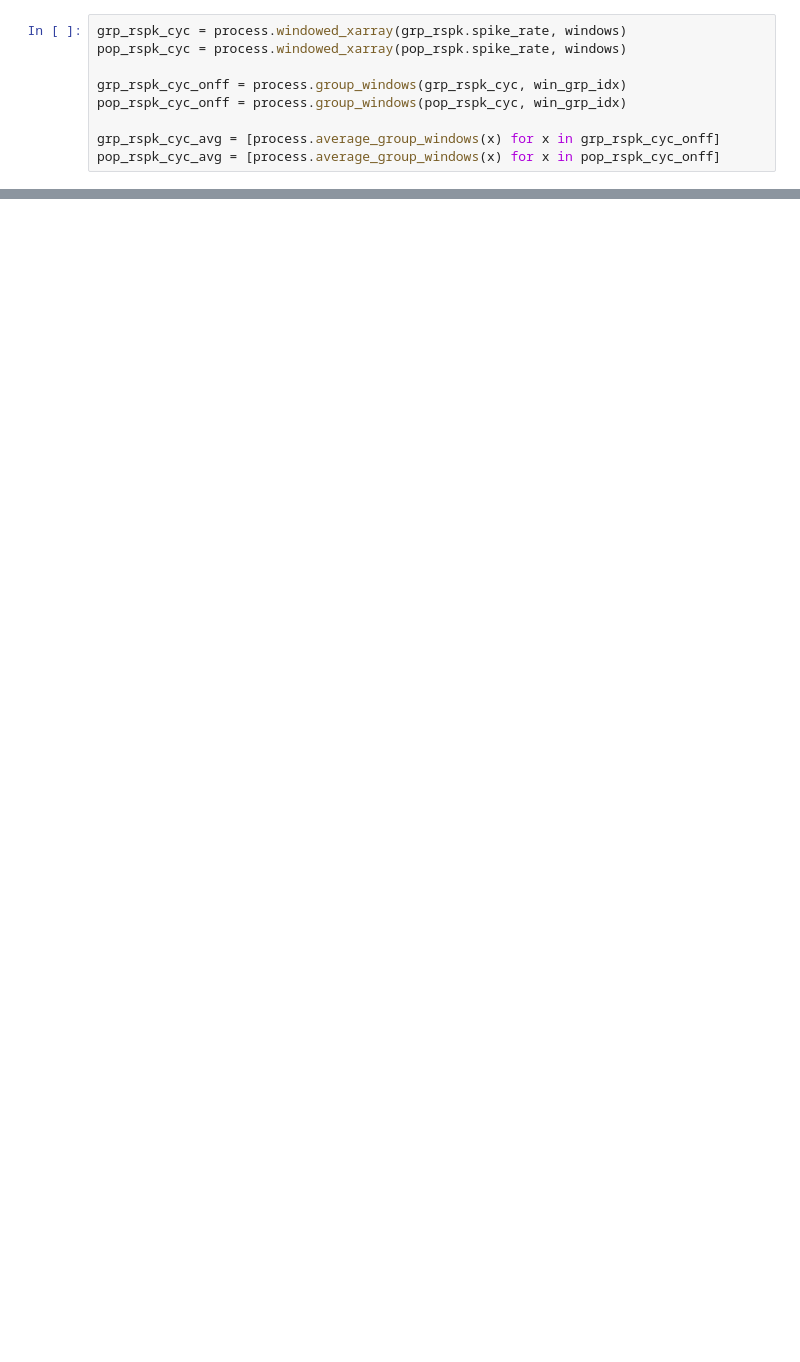
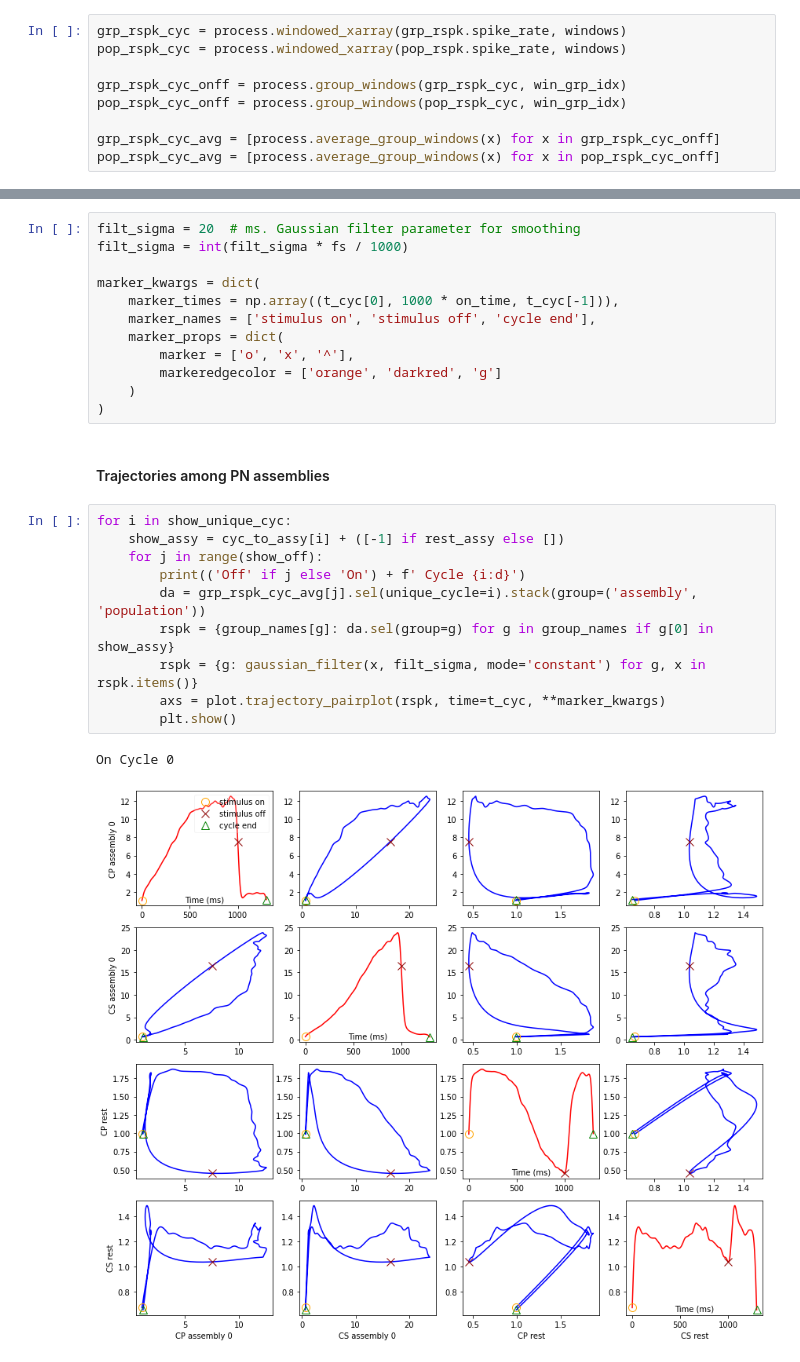
Before and after one commit to chenziao/M1ten_thousand, a Jupyter notebook: Analysis/Analyze_Population.ipynb, the cells around one changed output, grey strips where cells are left out. Saved outputs shown, nothing was run; the diff lists cells and outputs as text; blank space fills up the shorter version.

```diff
--- a/Analysis/Analyze_Population.ipynb
+++ b/Analysis/Analyze_Population.ipynb
@@ -163,0 +168,27 @@ plt.show()
+# %%
+filt_sigma = 20  # ms. Gaussian filter parameter for smoothing
+filt_sigma = int(filt_sigma * fs / 1000)
+
+marker_kwargs = dict(
+    marker_times = np.array((t_cyc[0], 1000 * on_time, t_cyc[-1])),
+    marker_names = ['stimulus on', 'stimulus off', 'cycle end'],
+    marker_props = dict(
+        marker = ['o', 'x', '^'],
+        markeredgecolor = ['orange', 'darkred', 'g']
+    )
+)
+# %% [markdown]
+#### Trajectories among PN assemblies
+# %%
+for i in show_unique_cyc:
+    show_assy = cyc_to_assy[i] + ([-1] if rest_assy else [])
+    for j in range(show_off):
+        print(('Off' if j else 'On') + f' Cycle {i:d}')
+        da = grp_rspk_cyc_avg[j].sel(unique_cycle=i).stack(group=('assembly', 'population'))
+        rspk = {group_names[g]: da.sel(group=g) for g in group_names if g[0] in show_assy}
+        rspk = {g: gaussian_filter(x, filt_sigma, mode='constant') for g, x in rspk.items()}
+        axs = plot.trajectory_pairplot(rspk, time=t_cyc, **marker_kwargs)
+        plt.show()
+# %% [output]
+On Cycle 0
+[figure, added]
```
Also changed, not shown: parts of 11 cells of this notebook, 24 other files.
